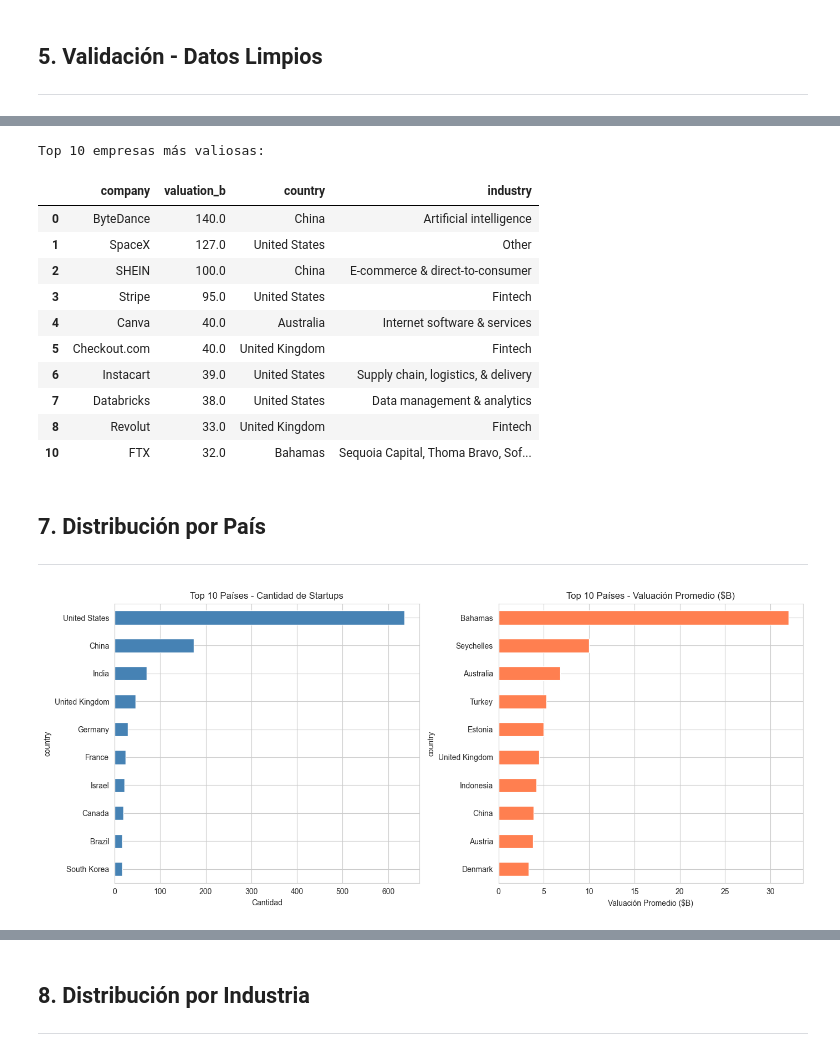
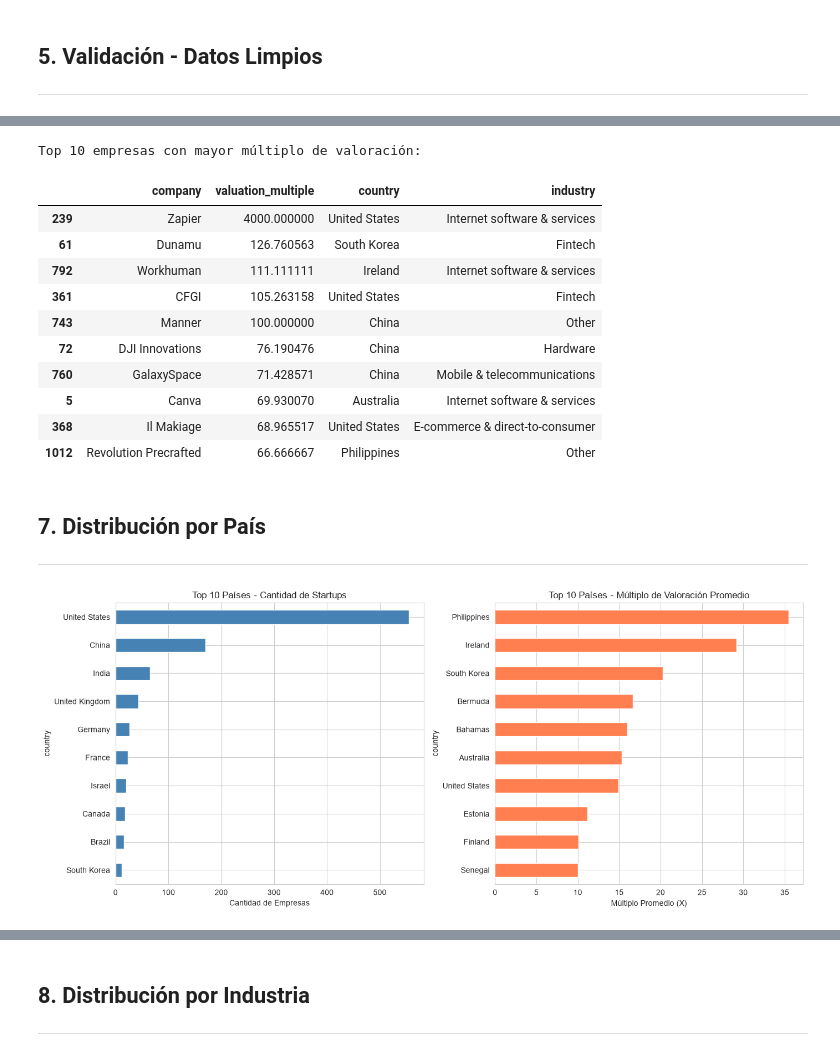
Before and after one commit to Bootcamp-IA-MAD-P7/proyecto4-grupo4, a Jupyter notebook: backend/notebooks/01_eda.ipynb, the cells around one changed output, grey strips where cells are left out. Cells and saved outputs as stored; diff of their text form; code cells hidden in the pictures.

```diff
--- a/backend/notebooks/01_eda.ipynb
+++ b/backend/notebooks/01_eda.ipynb
@@ -57,0 +42,13 @@ Columnas: ['Company', 'Valuation ($B)', 'Date Joined', 'Country', 'City\xa0', 'I
+# %%
+df_raw = load_raw_dataset()
+
+# Imprimimos las dimensiones y las columnas
+print(f'Shape: {df_raw.shape}')
+print(f'Columnas: {df_raw.columns.tolist()}')
+
+# Visualizamos las primeras 10 filas para confirmar visualmente su estado
+display(df_raw.head(10))
+
+# Inspeccionamos específicamente Valuation y Funding para planear la limpieza de la Fase 7
+print("\n--- Columnas clave para el cálculo del múltiplo ---")
+df_raw[['Valuation', 'Funding']].head(10)
@@ -210 +319,6 @@ investor_count    0
 dtype: int64
+# %%
+# Eliminamos las filas donde el target (valuation_multiple) sea nulo
+df = df.dropna(subset=['valuation_multiple'])
+
+print('Total de filas tras limpiar nulos del target:', df.shape[0])
@@ -253,0 +354,8 @@ Name: valuation_b, dtype: float64
+# %%
+import numpy as np
+
+# Reemplazamos los infinitos (inf y -inf) por NaN para que no rompan los cálculos
+df['valuation_multiple'] = df['valuation_multiple'].replace([np.inf, -np.inf], np.nan)
+
+print('Estadísticas depuradas del múltiplo de valoración:')
+print(df['valuation_multiple'].describe())
@@ -274,19 +405,19 @@ plt.show()
 # %%
-print('Top 10 empresas más valiosas:')
-df.nlargest(10, 'valuation_b')[['company', 'valuation_b', 'country', 'industry']]
+print('Top 10 empresas con mayor múltiplo de valoración:')
+df.nlargest(10, 'valuation_multiple')[['company', 'valuation_multiple', 'country', 'industry']]
 # %% [output]
-Top 10 empresas más valiosas:
+Top 10 empresas con mayor múltiplo de valoración:
-|  | company | valuation_b | country | industry |
-| 0 | ByteDance | 140.0 | China | Artificial intelligence |
-| 1 | SpaceX | 127.0 | United States | Other |
-| 2 | SHEIN | 100.0 | China | E-commerce & direct-to-consumer |
-| 3 | Stripe | 95.0 | United States | Fintech |
-| 4 | Canva | 40.0 | Australia | Internet software & services |
-| 5 | Checkout.com | 40.0 | United Kingdom | Fintech |
-| 6 | Instacart | 39.0 | United States | Supply chain, logistics, & delivery |
-| 7 | Databricks | 38.0 | United States | Data management & analytics |
-| 8 | Revolut | 33.0 | United Kingdom | Fintech |
-| 10 | FTX | 32.0 | Bahamas | Sequoia Capital, Thoma Bravo, Sof... |
+|  | company | valuation_multiple | country | industry |
+| 239 | Zapier | 4000.000000 | United States | Internet software & services |
+| 61 | Dunamu | 126.760563 | South Korea | Fintech |
+| 792 | Workhuman | 111.111111 | Ireland | Internet software & services |
+| 361 | CFGI | 105.263158 | United States | Fintech |
+| 743 | Manner | 100.000000 | China | Other |
+| 72 | DJI Innovations | 76.190476 | China | Hardware |
+| 760 | GalaxySpace | 71.428571 | China | Mobile & telecommunications |
+| 5 | Canva | 69.930070 | Australia | Internet software & services |
+| 368 | Il Makiage | 68.965517 | United States | E-commerce & direct-to-consumer |
+| 1012 | Revolution Precrafted | 66.666667 | Philippines | Other |
 # %% [markdown]
 ## 7. Distribución por País
 
@@ -294,21 +425,21 @@ Top 10 empresas más valiosas:
 # %%
 fig, axes = plt.subplots(1, 2, figsize=(14, 6))
 
-# Top 10 paises por cantidad de startups
+# Gráfico 1: Top 10 países por cantidad de startups
 country_counts = df['country'].value_counts().head(10)
 country_counts.plot(kind='barh', ax=axes[0], color='steelblue')
 axes[0].set_title('Top 10 Países - Cantidad de Startups')
-axes[0].set_xlabel('Cantidad')
+axes[0].set_xlabel('Cantidad de Empresas')
 axes[0].invert_yaxis()
 
-# Top 10 paises por valuacion promedio
-country_val = df.groupby('country')['valuation_b'].mean().nlargest(10)
+# Gráfico 2: Top 10 países por múltiplo de valoración promedio
+country_val = df.groupby('country')['valuation_multiple'].mean().nlargest(10)
 country_val.plot(kind='barh', ax=axes[1], color='coral')
-axes[1].set_title('Top 10 Países - Valuación Promedio ($B)')
-axes[1].set_xlabel('Valuación Promedio ($B)')
+axes[1].set_title('Top 10 Países - Múltiplo de Valoración Promedio')
+axes[1].set_xlabel('Múltiplo Promedio (X)')
 axes[1].invert_yaxis()
 
 plt.tight_layout()
 plt.show()
 # %% [output]
-[figure, old version]
+[figure, new version]
```
Also changed, not shown: parts of 38 cells of this notebook.
